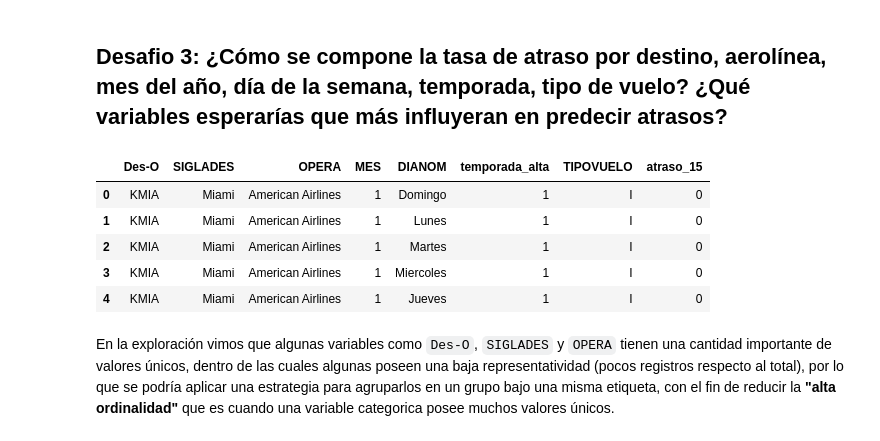
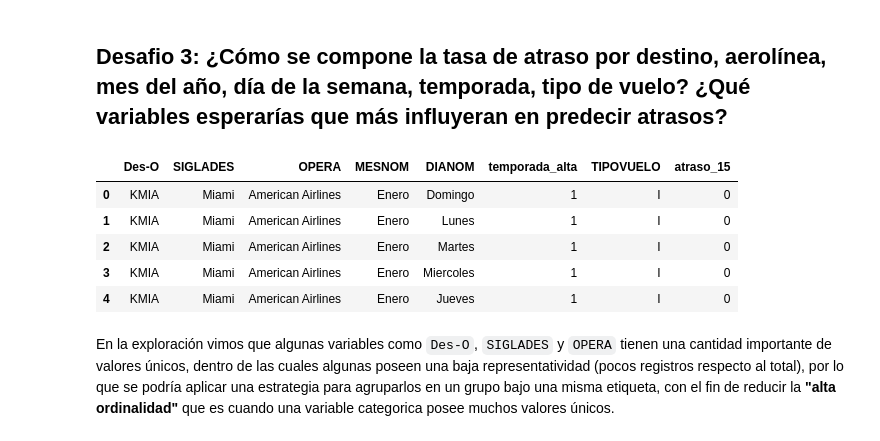
Before and after one commit to Mishagk/LATAM-Desafio-DS, a Jupyter notebook: solution.ipynb, the cells around one changed output. Cells and saved outputs as stored; diff of their text form; code cells hidden in the pictures.

```diff
--- a/solution.ipynb
+++ b/solution.ipynb
@@ -1323,19 +1323,19 @@ Se guardó al CSV con nombre `synthetic_features.csv`, las 4 variables creadas i
 # %%
 # Formateo de datos y seleccion
 
 data["DIA"] = data["DIA"].map(str)
-data["MES"] = data["MES"].map(str)
+data["MESNOM"] = data["MESNOM"].map(str)
 data["temporada_alta"] = data["temporada_alta"].map(str)
 
-variables = ["Des-O","SIGLADES","OPERA","MES","DIANOM","temporada_alta","TIPOVUELO","atraso_15"] # variables indicadas en pregunta
+variables = ["Des-O","SIGLADES","OPERA","MESNOM","DIANOM","temporada_alta","TIPOVUELO","atraso_15"] # variables indicadas en pregunta
 data[variables].head()
 # %% [output]
-|  | Des-O | SIGLADES | OPERA | MES | DIANOM | temporada_alta | TIPOVUELO | atraso_15 |
-| 0 | KMIA | Miami | American Airlines | 1 | Domingo | 1 | I | 0 |
-| 1 | KMIA | Miami | American Airlines | 1 | Lunes | 1 | I | 0 |
-| 2 | KMIA | Miami | American Airlines | 1 | Martes | 1 | I | 0 |
-| 3 | KMIA | Miami | American Airlines | 1 | Miercoles | 1 | I | 0 |
-| 4 | KMIA | Miami | American Airlines | 1 | Jueves | 1 | I | 0 |
+|  | Des-O | SIGLADES | OPERA | MESNOM | DIANOM | temporada_alta | TIPOVUELO | atraso_15 |
+| 0 | KMIA | Miami | American Airlines | Enero | Domingo | 1 | I | 0 |
+| 1 | KMIA | Miami | American Airlines | Enero | Lunes | 1 | I | 0 |
+| 2 | KMIA | Miami | American Airlines | Enero | Martes | 1 | I | 0 |
+| 3 | KMIA | Miami | American Airlines | Enero | Miercoles | 1 | I | 0 |
+| 4 | KMIA | Miami | American Airlines | Enero | Jueves | 1 | I | 0 |
 # %% [markdown]
 En la exploración vimos que algunas variables como `Des-O`, `SIGLADES` y `OPERA` tienen una cantidad importante de valores únicos, dentro de las cuales algunas poseen una baja representatividad (pocos registros respecto al total), por lo que se podría aplicar una estrategia para agruparlos en un grupo bajo una misma etiqueta, con el fin de reducir la **"alta ordinalidad"** que es cuando una variable categorica posee muchos valores únicos.
 # %%
```
Also changed, not shown: parts of 7 cells of this notebook.
